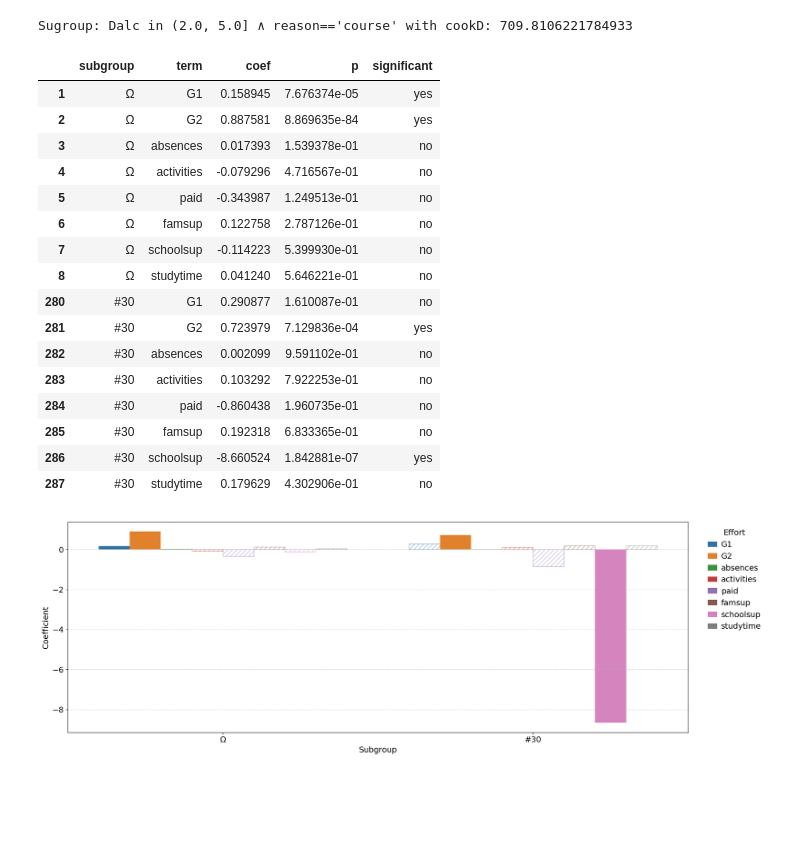
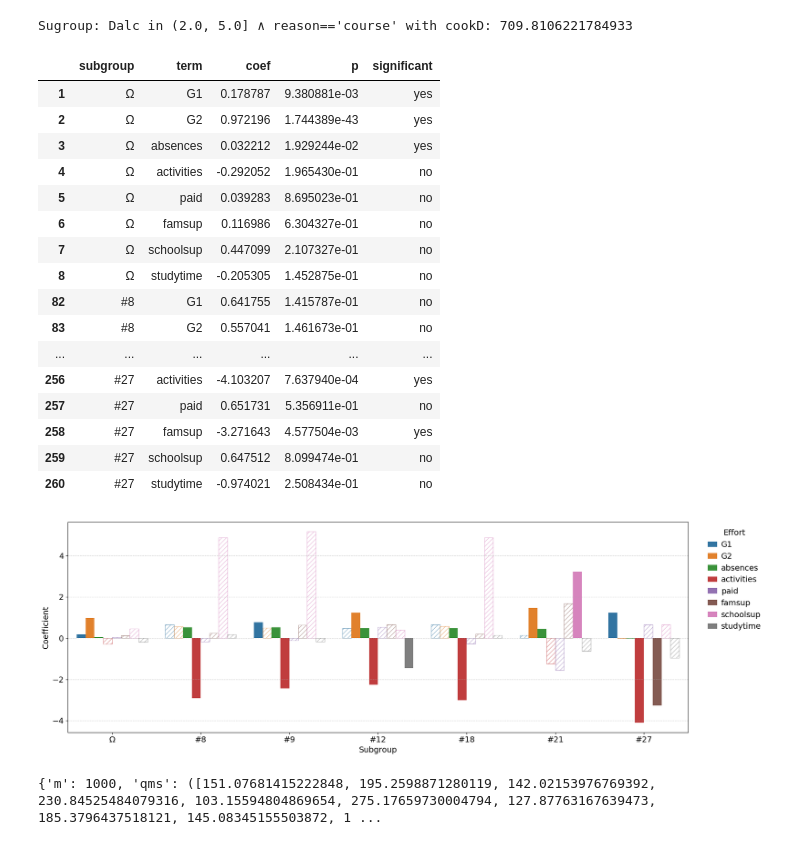
Before and after one commit to TvanGorcum/EMM_Group_4, a Jupyter notebook: dfd_on_ss.ipynb, the cells around one changed output. Drawn from its saved outputs; the diff is of its cells as text; code cells hidden in the pictures; blank space fills up the shorter version.

```diff
--- a/dfd_on_ss.ipynb
+++ b/dfd_on_ss.ipynb
@@ -161,35 +161,35 @@ for i in range(1):
 # %% [output]
 Sugroup: Dalc in (2.0, 5.0] ∧ reason=='course' with cookD: 709.8106221784933
 # %%
-df = pd.read_csv('results/coefs_portuguese8020.csv')
+df = pd.read_csv('results/coefs_mathematics8020.csv')
 
 # Create display labels: #1, #2, ...
-chosen_por = [30]#[15, 20, 31, 34, 39, 40, 44]# old: [27, 28] #[8, 9, 27, 28, 41, 47]
-chosen_mat = [14, 18, 25, 28, 29, 38, 44, 45, 46] #[12, 14, 16, 17, 18, 19, 29, 37]
+chosen_por = [7, 11, 13, 14, 15, 30]#[15, 20, 31, 34, 39, 40, 44]# old: [27, 28] #[8, 9, 27, 28, 41, 47]
+chosen_mat = [8, 9, 12, 18, 21, 27]#[14, 18, 25, 28, 29, 38, 44, 45, 46] #[12, 14, 16, 17, 18, 19, 29, 37]
 
-df_lins = df[df['subgroup'].isin(['#'+str(i) for i in chosen_por] + ['Ω'])]
+df_lins = df[df['subgroup'].isin(['#'+str(i) for i in chosen_mat] + ['Ω'])]
 
 df_lins = df_lins[df_lins['term'] != 'const']
 
 df_lins
 # %% [output]
 |  | subgroup | term | coef | p | significant |
-| 1 | Ω | G1 | 0.158945 | 7.676374e-05 | yes |
-| 2 | Ω | G2 | 0.887581 | 8.869635e-84 | yes |
-| 3 | Ω | absences | 0.017393 | 1.539378e-01 | no |
-| 4 | Ω | activities | -0.079296 | 4.716567e-01 | no |
-| 5 | Ω | paid | -0.343987 | 1.249513e-01 | no |
-| 6 | Ω | famsup | 0.122758 | 2.787126e-01 | no |
-| 7 | Ω | schoolsup | -0.114223 | 5.399930e-01 | no |
-| 8 | Ω | studytime | 0.041240 | 5.646221e-01 | no |
-| 280 | #30 | G1 | 0.290877 | 1.610087e-01 | no |
-| 281 | #30 | G2 | 0.723979 | 7.129836e-04 | yes |
-| 282 | #30 | absences | 0.002099 | 9.591102e-01 | no |
-| 283 | #30 | activities | 0.103292 | 7.922253e-01 | no |
-| 284 | #30 | paid | -0.860438 | 1.960735e-01 | no |
-| 285 | #30 | famsup | 0.192318 | 6.833365e-01 | no |
-| 286 | #30 | schoolsup | -8.660524 | 1.842881e-07 | yes |
-| 287 | #30 | studytime | 0.179629 | 4.302906e-01 | no |
+| 1 | Ω | G1 | 0.178787 | 9.380881e-03 | yes |
+| 2 | Ω | G2 | 0.972196 | 1.744389e-43 | yes |
+| 3 | Ω | absences | 0.032212 | 1.929244e-02 | yes |
+| 4 | Ω | activities | -0.292052 | 1.965430e-01 | no |
+| 5 | Ω | paid | 0.039283 | 8.695023e-01 | no |
+| 6 | Ω | famsup | 0.116986 | 6.304327e-01 | no |
+| 7 | Ω | schoolsup | 0.447099 | 2.107327e-01 | no |
+| 8 | Ω | studytime | -0.205305 | 1.452875e-01 | no |
+| 82 | #8 | G1 | 0.641755 | 1.415787e-01 | no |
+| 83 | #8 | G2 | 0.557041 | 1.461673e-01 | no |
+| ... | ... | ... | ... | ... | ... |
+| 256 | #27 | activities | -4.103207 | 7.637940e-04 | yes |
+| 257 | #27 | paid | 0.651731 | 5.356911e-01 | no |
+| 258 | #27 | famsup | -3.271643 | 4.577504e-03 | yes |
+| 259 | #27 | schoolsup | 0.647512 | 8.099474e-01 | no |
+| 260 | #27 | studytime | -0.974021 | 2.508434e-01 | no |
 # %%
 
 import seaborn as sns
@@ -266,10 +266,12 @@ sig_handles = [
 plt.tight_layout()
 plt.show()
 # %% [output]
-[figure, old version]
+[figure, new version]
 # %%
-# dfd_params = dfd.get_distribution_params(course='portuguese', m=1000, test_size=30, min_size=20)
-# print(dfd_params)
+dfd_params = dfd.get_distribution_params(course='mathematics', m=1000, test_size=0.2, min_size=25)
+print(dfd_params)
+# %% [output]
+{'m': 1000, 'qms': ([151.07681415222848, 195.2598871280119, 142.02153976769392, 230.84525484079316, 103.15594804869654, 275.17659730004794, 127.87763167639473, 185.3796437518121, 145.08345155503872, 1 ...
 # %%
 # is het niet logisch dat dit alle kanten op gaat?
 # Want deze linear regressies op random groepen zullen waarschijnlijk
```
Also changed, not shown: parts of 2 cells of this notebook, 3 other files.
